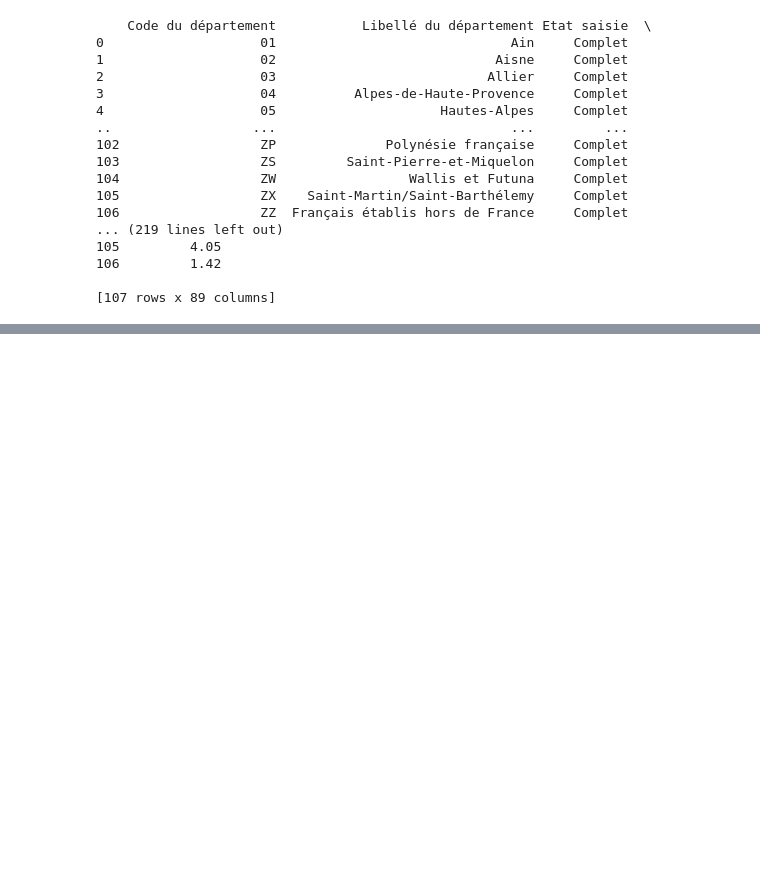
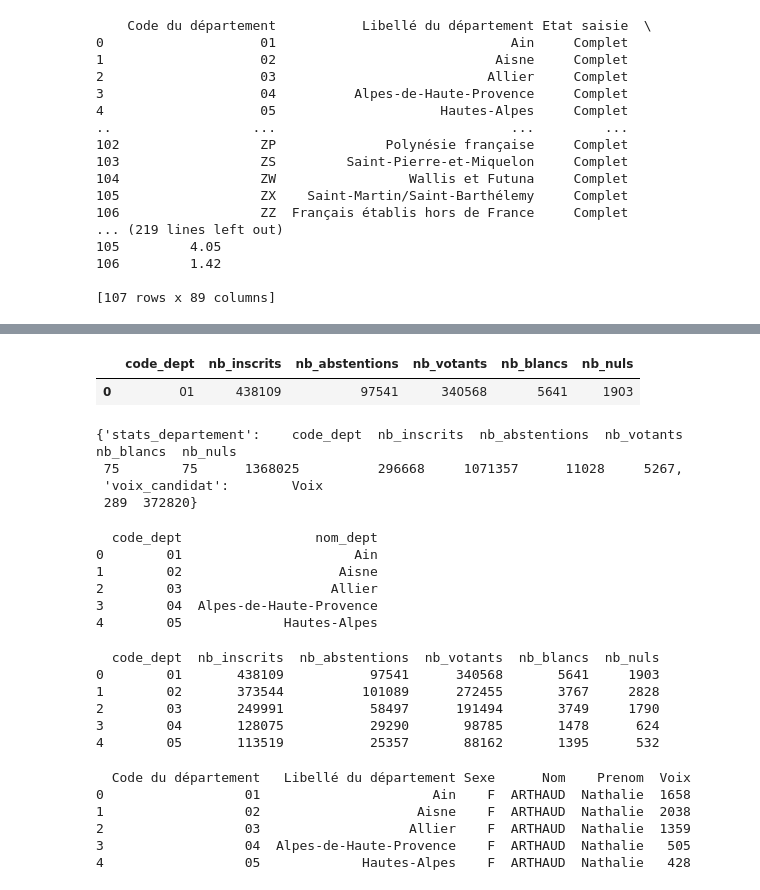
Before and after one commit to Magikmagnum/election, a Jupyter notebook: labo1.ipynb, the cells around one changed output, grey strips where cells are left out. Drawn from its saved outputs; the diff is of its cells as text; code cells hidden in the pictures; blank space fills up the shorter version.

```diff
--- a/main.ipynb
+++ b/labo1.ipynb
@@ -500,0 +510,44 @@ ImportError: cannot import name 'SexeEnum' from 'models' (/workspace/models/__in
+# %%
+# Stats du département 59
+edf.get_stats_departement("01")
+# %% [output]
+|  | code_dept | nb_inscrits | nb_abstentions | nb_votants | nb_blancs | nb_nuls |
+| 0 | 01 | 438109 | 97541 | 340568 | 5641 | 1903 |
+# %%
+# Stats + voix pour Macron dans le 75
+edf.get_stats_departement_candidat("75", "MACRON", "Emmanuel")
+# %% [output]
+{'stats_departement':    code_dept  nb_inscrits  nb_abstentions  nb_votants  nb_blancs  nb_nuls
+ 75        75      1368025          296668     1071357      11028     5267,
+ 'voix_candidat':        Voix
+ 289  372820}
+# %%
+df_departement = edf.df_departement
+print(df_departement.head())
+# %% [output]
+  code_dept                 nom_dept
+0        01                      Ain
+1        02                    Aisne
+2        03                   Allier
+3        04  Alpes-de-Haute-Provence
+4        05             Hautes-Alpes
+# %%
+df_stat_elections = edf.df_stat_elections
+print(df_stat_elections.head())
+# %% [output]
+  code_dept  nb_inscrits  nb_abstentions  nb_votants  nb_blancs  nb_nuls
+0        01       438109           97541      340568       5641     1903
+1        02       373544          101089      272455       3767     2828
+2        03       249991           58497      191494       3749     1790
+3        04       128075           29290       98785       1478      624
+4        05       113519           25357       88162       1395      532
+# %%
+df_candidat_resultat = edf.df_candidat_resultat
+print(df_candidat_resultat.head())
+# %% [output]
+  Code du département   Libellé du département Sexe      Nom    Prenom  Voix
+0                  01                      Ain    F  ARTHAUD  Nathalie  1658
+1                  02                    Aisne    F  ARTHAUD  Nathalie  2038
+2                  03                   Allier    F  ARTHAUD  Nathalie  1359
+3                  04  Alpes-de-Haute-Provence    F  ARTHAUD  Nathalie   505
+4                  05             Hautes-Alpes    F  ARTHAUD  Nathalie   428
```
Also changed, not shown: parts of 8 cells of this notebook, 3 other files.
